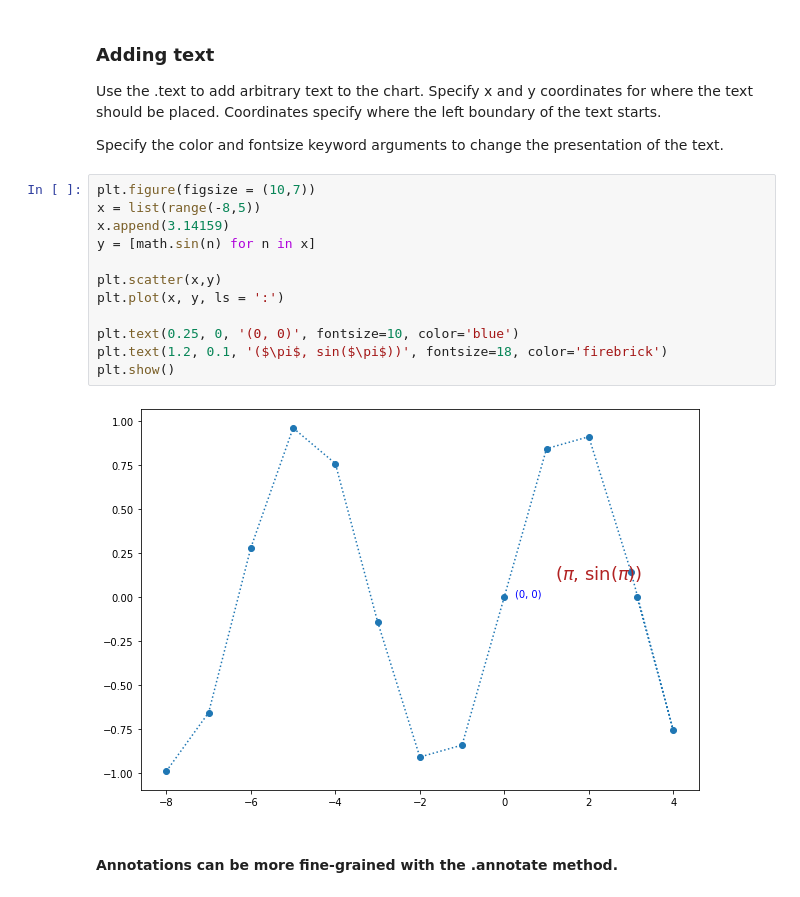
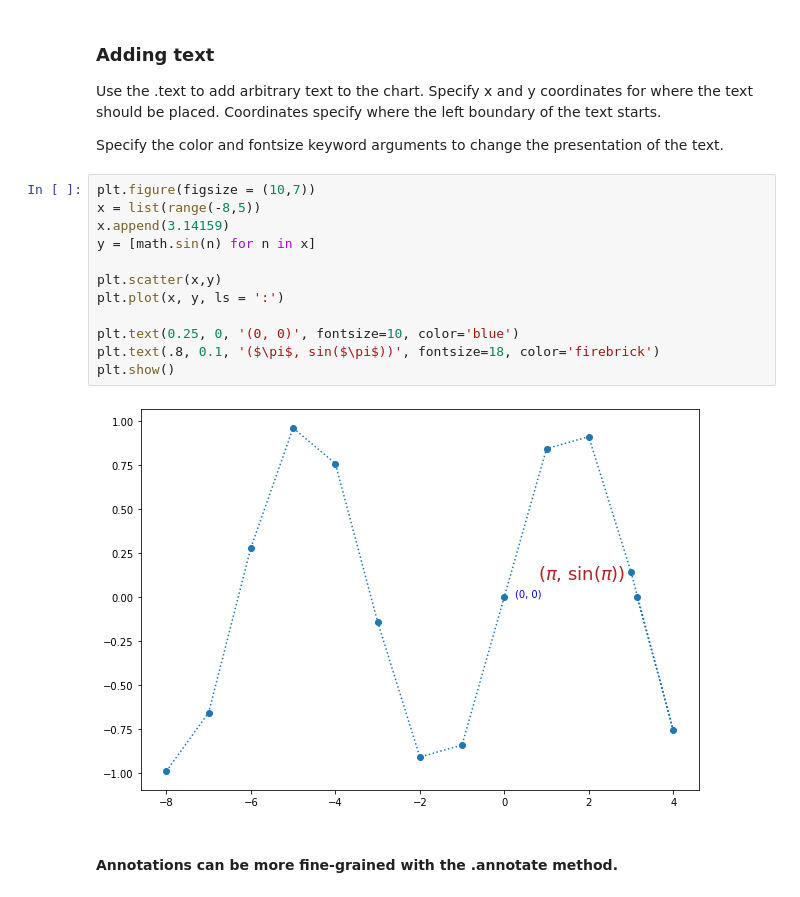
Before and after one commit to soslin/python_review, a Jupyter notebook: 03_matplotlib_and_seaborn.ipynb, the cells around one changed output. Cells and saved outputs as stored; diff of their text form.

```diff
--- a/03_matplotlib_and_seaborn.ipynb
+++ b/03_matplotlib_and_seaborn.ipynb
@@ -134,17 +134,17 @@ Specify the color and fontsize keyword arguments to change the presentation of t
 # %%
 plt.figure(figsize = (10,7))
 x = list(range(-8,5))
 x.append(3.14159)
 y = [math.sin(n) for n in x]
 
 plt.scatter(x,y)
 plt.plot(x, y, ls = ':')
 
 plt.text(0.25, 0, '(0, 0)', fontsize=10, color='blue')
-plt.text(1.2, 0.1, '($\pi$, sin($\pi$))', fontsize=18, color='firebrick')
+plt.text(.8, 0.1, '($\pi$, sin($\pi$))', fontsize=18, color='firebrick')
 plt.show()
 # %% [output]
-[figure, old version]
+[figure, new version]
 # %% [markdown]
 #### Annotations can be more fine-grained with the .annotate method.
 # %%
```
Also changed, not shown: parts of 12 cells of this notebook.
